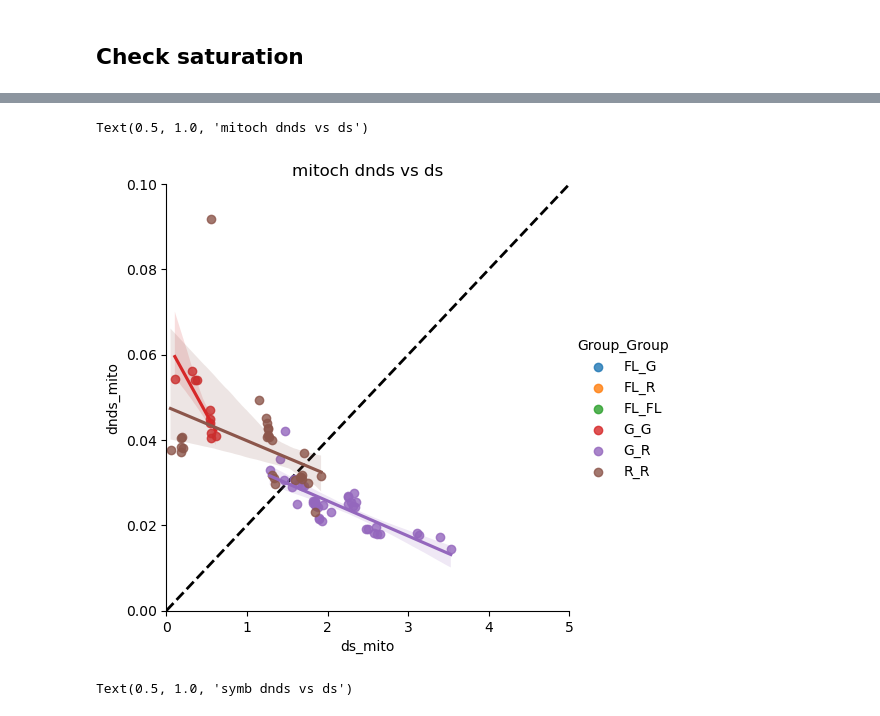
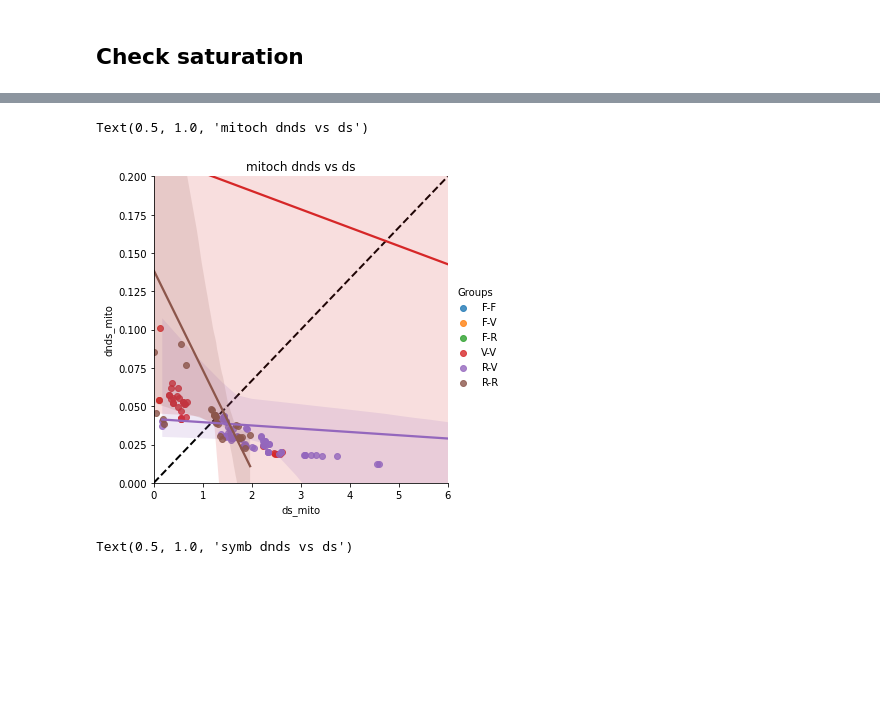
Before and after one commit to maepz/VesicSymb_Evolution, a Jupyter notebook: scripts/nucl_vs_mitoch_dS.ipynb, the cells around one changed output, grey strips where cells are left out. Cells and saved outputs as stored; diff of their text form; code cells hidden in the pictures; blank space fills up the shorter version.

```diff
--- a/scripts/nucl_vs_mitoch_dS.ipynb
+++ b/scripts/nucl_vs_mitoch_dS.ipynb
@@ -17,7 +23,7 @@ with open(path_to_files+'filelist_nopseudo_638','r') as f:
     lines=[file[8:-4] for file in f.read().splitlines()]
 print(len(lines))
 
-with open('core_genes_with_recomb_AICc.txt','r') as f:
+with open(path_out+'core_genes_with_recomb_AICc.txt','r') as f:
     recomb=[file for file in f.read().splitlines()]
 
 print(len(recomb))
@@ -287,11 +268,10 @@ df_sym
 # %%
-## Merge symb and mitoch tables
+## Add info group
+print(sorted(list(set(list(dic_mito.values())+list(dic_sym.values())))))
 
-df=pd.merge(df_mitoch,df_sym,how='outer',left_index=True, right_index=True)
-df
+dic_group=dict(zip(sorted(list(set(list(dic_mito.values())+list(dic_sym.values())))),['F','F','V','V','R','V','V','R','V','V','V','R','R','R','R','R','R','V','V']))
 
-## Add info group
-dic_group=dict(zip(list(set(list(dic_mito.values())+list(dic_sym.values()))),['R','R','V','V','R','R','R','R','R','V','R','V','V','R','F','V','V','V','F']))
+
 df['Groups']=['-'.join(sorted([dic_group[i.split('-')[0]], dic_group[i.split('-')[1]]])) for i in df.index.values]
 df
 # %% [output]
@@ -423,3 +399,7 @@ tstv
+# %%
+# ml_dnds=pd.read_csv(path_out+'dsNuclMito_results.txt',header=0,index_col=0,sep='\t')
+# ml_dnds
+ml_dnds=df.copy()
 # %%
 dnds=pd.merge(ml_dnds,tstv,how='outer',left_index=True, right_index=True)
 print(len(dnds),len(dnds.dropna()))
@@ -561,27 +660,27 @@ Text(0.5, 1.0, 'ds mitoch_vs_nucl')
 # %%
 import importlib
 import matplotlib.pyplot as plt
 import seaborn as sns
 importlib.reload(plt)
 # Set figure size with matplotlib
 # plt.figure(figsize=(10,6))
 
 # Create scatter plot
-sns.lmplot(x='ds_mito', y='dnds_mito',hue='Group_Group',fit_reg=True,data=ml_dnds)
+sns.lmplot(x='ds_mito', y='dnds_mito',hue='Groups',fit_reg=True,data=ml_dnds)
 
 # add trend line
-xmin,xmax=0,5
-ymin,ymax=0,0.1
+xmin,xmax=0,6
+ymin,ymax=0,0.2
 plt.xlim(xmin,xmax)
 plt.ylim(ymin,ymax)
 
 plt.plot([xmin,xmax],[ymin,ymax],linewidth=2,linestyle='dashed',color='black',zorder=-1)
 
 # Set title with matplotlib
 plt.title('mitoch dnds vs ds')
 # %% [output]
 Text(0.5, 1.0, 'mitoch dnds vs ds')
-[figure, old version]
+[figure, new version]
 # %%
 import importlib
 import matplotlib.pyplot as plt
```
Also changed, not shown: parts of 29 cells of this notebook, 11 other files.
